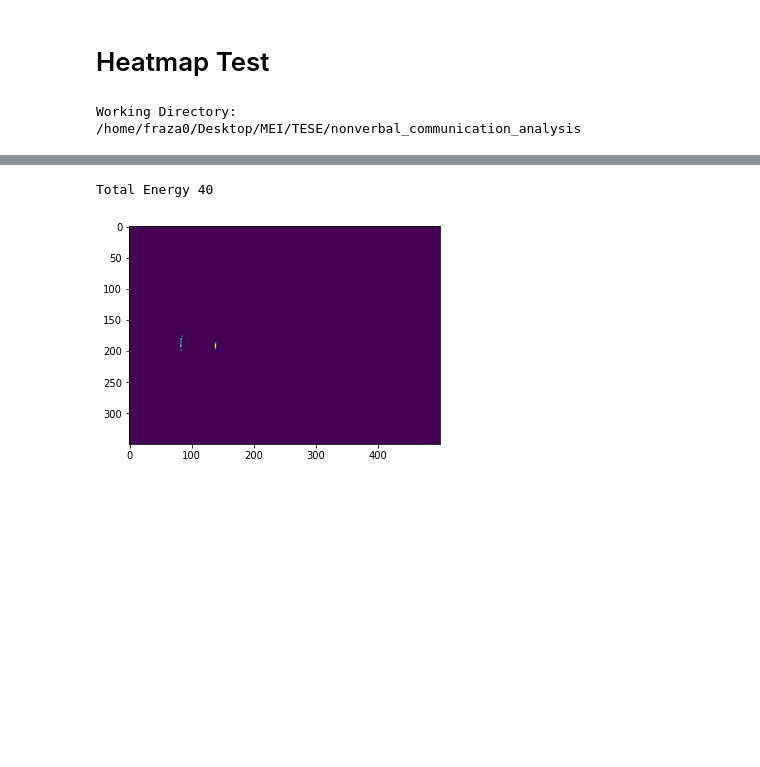
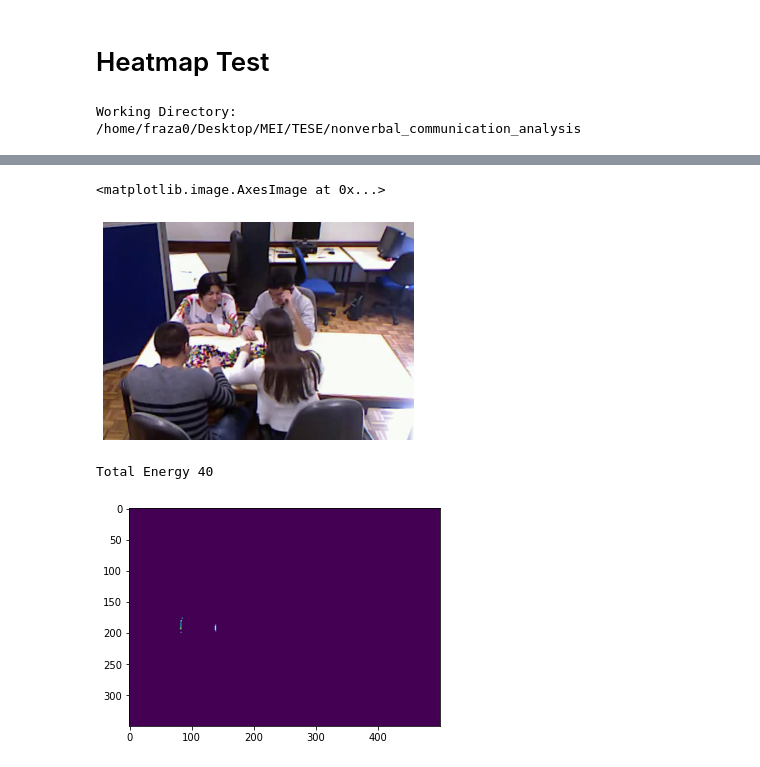
Before and after one commit to fraza0/nonverbal_communication_analysis, a Jupyter notebook: nonverbal_communication_analysis/m4_DataProcessing/Heatmap test.ipynb, the cells around one changed output, grey strips where cells are left out. Saved outputs shown, nothing was run; the diff lists cells and outputs as text; code cells hidden in the pictures; blank space fills up the shorter version.

```diff
--- a/nonverbal_communication_analysis/m4_DataProcessing/Heatmap test.ipynb
+++ b/nonverbal_communication_analysis/m4_DataProcessing/Heatmap test.ipynb
@@ -40,3 +46,9 @@ activity_frame += frame_energy(frame4, frame5)
+# %%
+plt.axis('off')
+plt.imshow(cv2.cvtColor(frame5, cv2.COLOR_BGR2RGB))
+# %% [output]
+<matplotlib.image.AxesImage at 0x...>
+[figure, added]
 # %%
 plt.imshow(activity_frame)
 print("Total Energy", np.sum(activity_frame))
```
Also changed, not shown: parts of 4 cells of this notebook, 1 other file.
